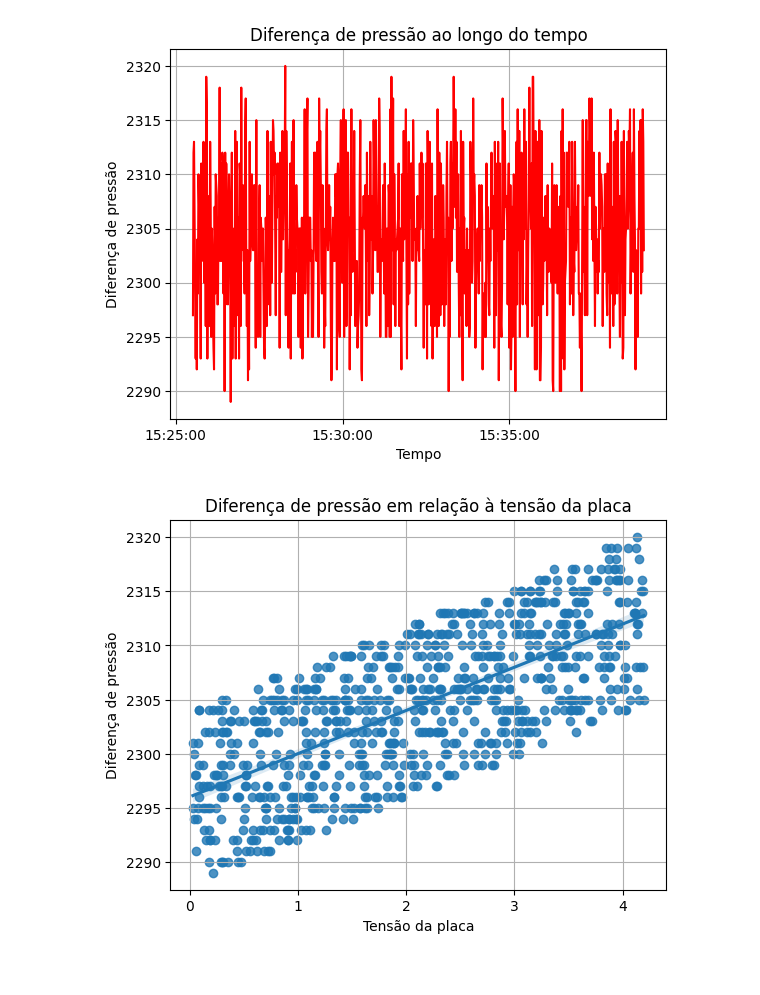
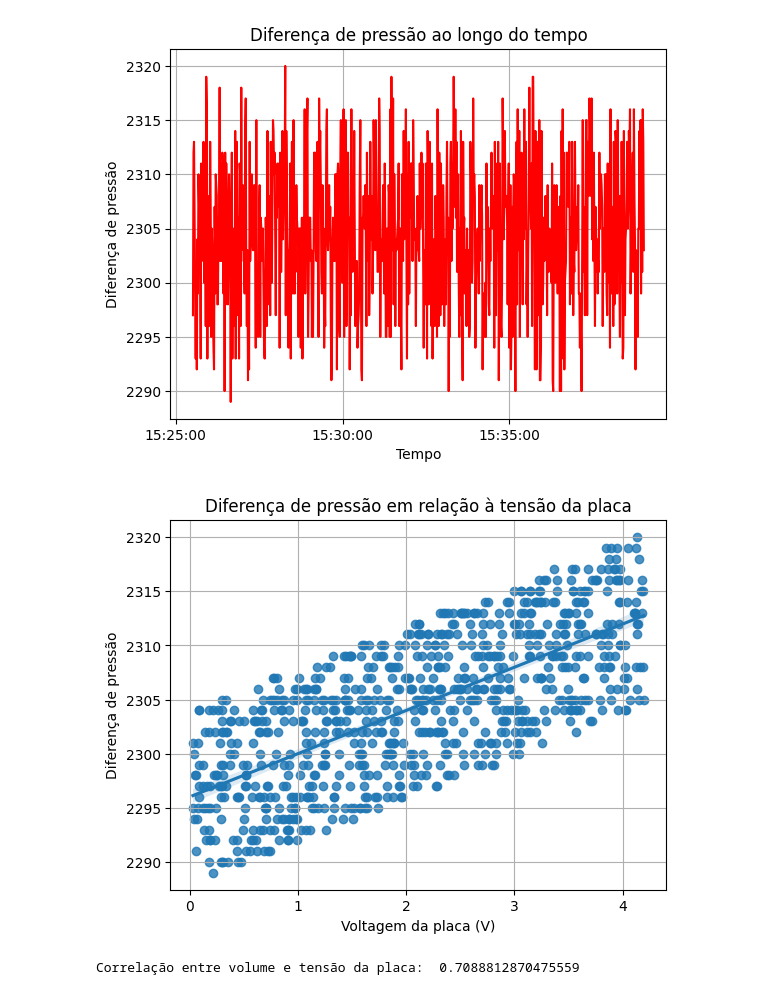
Before and after one commit to LCStuber/SmartCampusGMSDataAnalysis, a Jupyter notebook: artesian_well.ipynb, the cells around one changed output. Cells and saved outputs as stored; diff of their text form; code cells hidden in the pictures.

```diff
--- a/artesian_well.ipynb
+++ b/artesian_well.ipynb
@@ -41,10 +41,15 @@ plt.show()
 [figure]
 # %%
 sns.regplot(data=df_artesian_well, x="data_boardVoltage", y="pressure_difference")
-plt.xlabel("Tensão da placa")
+plt.xlabel("Voltagem da placa (V)")
 plt.ylabel("Diferença de pressão")
 plt.title("Diferença de pressão em relação à tensão da placa")
 plt.grid()
 plt.show()
 # %% [output]
-[figure, old version]
+[figure, new version]
+# %%
+corr = df_artesian_well[['pressure_difference', 'data_boardVoltage']].corr()
+print("Correlação entre volume e tensão da placa: ", corr.values[0][1])
+# %% [output]
+Correlação entre volume e tensão da placa:  0.7088812870475559
```
Also changed, not shown: 1 other file.
